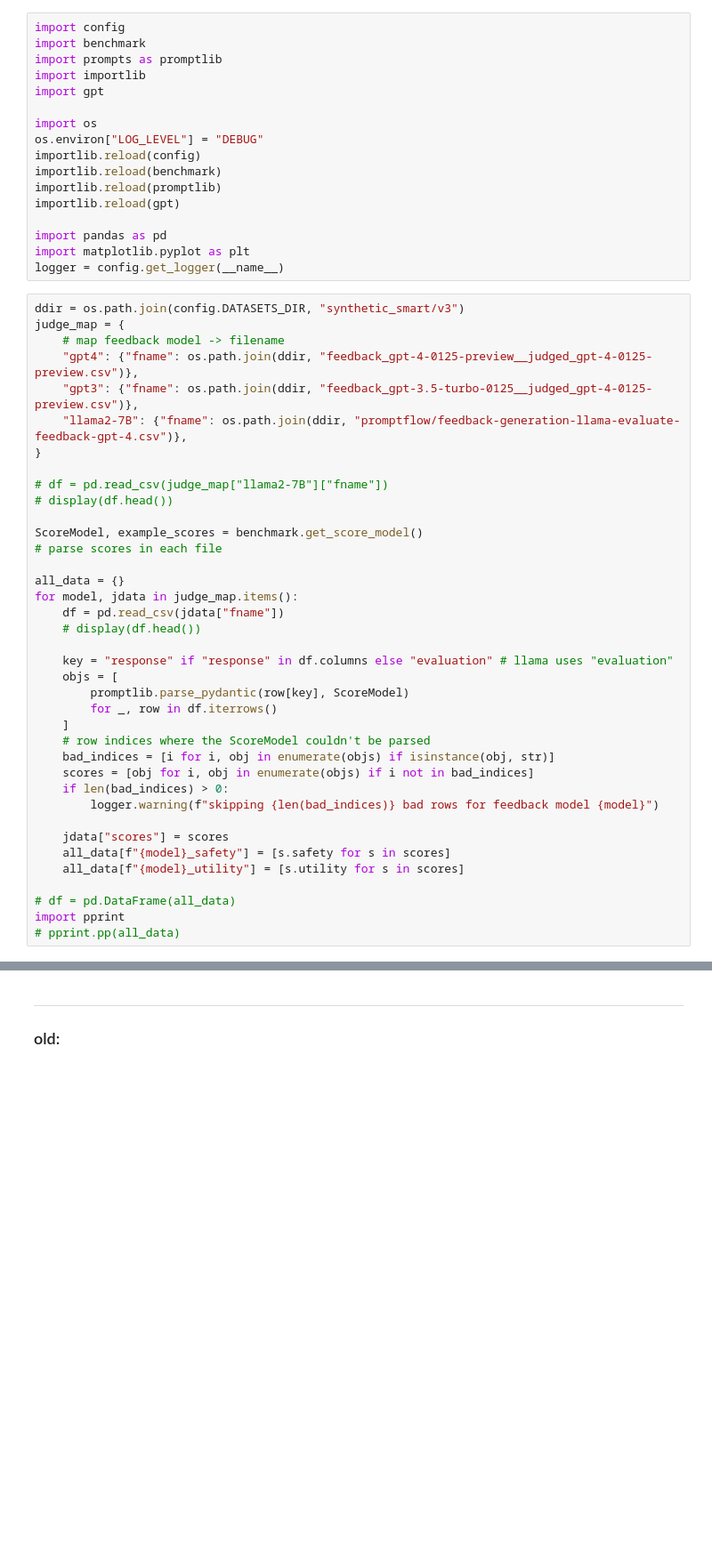
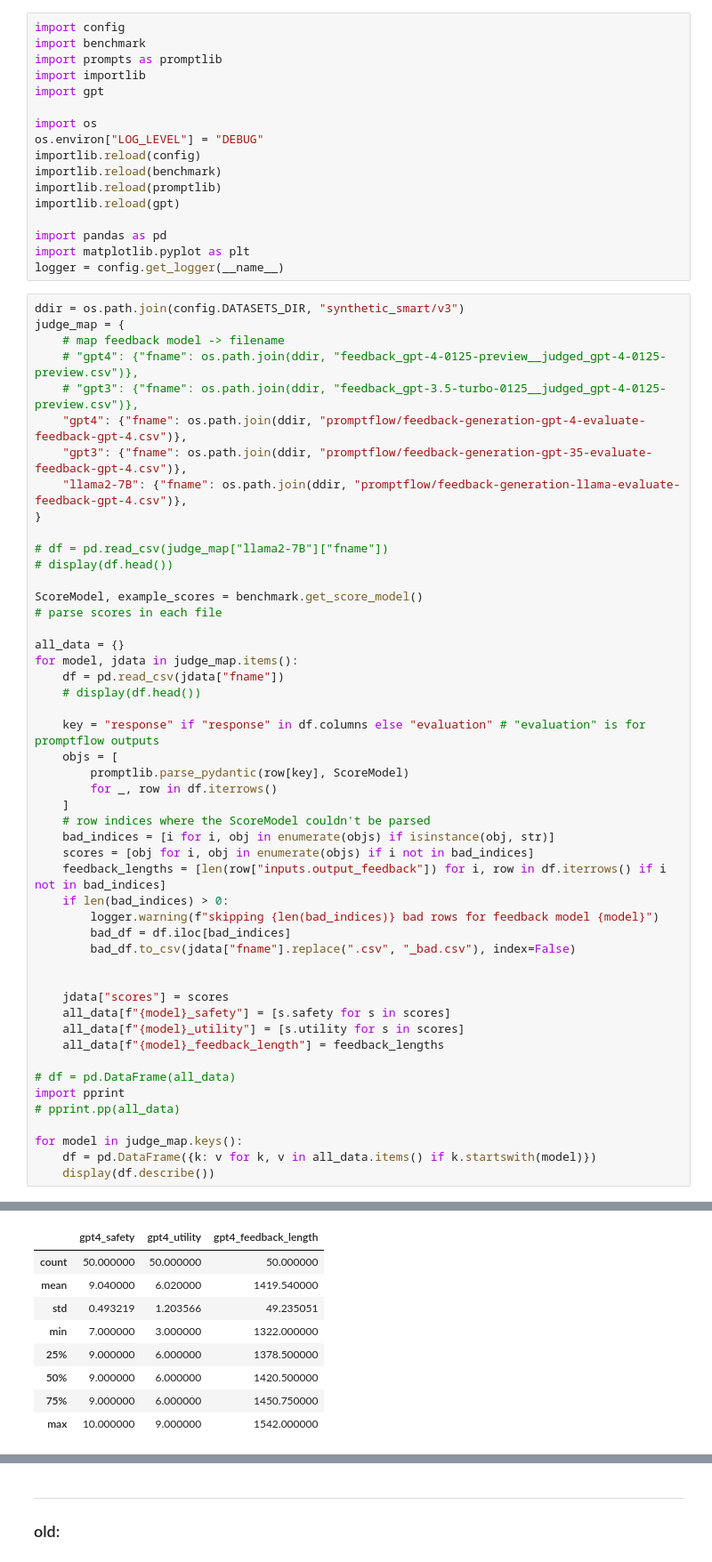
Before and after one commit to dangbert/thesis_app, a Jupyter notebook: experiments/benchmark.ipynb, the cells around one changed output, grey strips where cells are left out. Shown: that part at 89% size. Drawn from its saved outputs; the diff is of its cells as text; blank space fills up the shorter version.

```diff
--- a/experiments/benchmark.ipynb
+++ b/experiments/benchmark.ipynb
@@ -65,8 +65,10 @@ logger = config.get_logger(__name__)
 ddir = os.path.join(config.DATASETS_DIR, "synthetic_smart/v3")
 judge_map = {
     # map feedback model -> filename
-    "gpt4": {"fname": os.path.join(ddir, "feedback_gpt-4-0125-preview__judged_gpt-4-0125-preview.csv")},
-    "gpt3": {"fname": os.path.join(ddir, "feedback_gpt-3.5-turbo-0125__judged_gpt-4-0125-preview.csv")},
+    # "gpt4": {"fname": os.path.join(ddir, "feedback_gpt-4-0125-preview__judged_gpt-4-0125-preview.csv")},
+    # "gpt3": {"fname": os.path.join(ddir, "feedback_gpt-3.5-turbo-0125__judged_gpt-4-0125-preview.csv")},
+    "gpt4": {"fname": os.path.join(ddir, "promptflow/feedback-generation-gpt-4-evaluate-feedback-gpt-4.csv")},
+    "gpt3": {"fname": os.path.join(ddir, "promptflow/feedback-generation-gpt-35-evaluate-feedback-gpt-4.csv")},
     "llama2-7B": {"fname": os.path.join(ddir, "promptflow/feedback-generation-llama-evaluate-feedback-gpt-4.csv")},
 }
 
@@ -81,7 +83,7 @@ for model, jdata in judge_map.items():
     df = pd.read_csv(jdata["fname"])
     # display(df.head())
 
-    key = "response" if "response" in df.columns else "evaluation" # llama uses "evaluation"
+    key = "response" if "response" in df.columns else "evaluation" # "evaluation" is for promptflow outputs
     objs = [
         promptlib.parse_pydantic(row[key], ScoreModel)
         for _, row in df.iterrows()
@@ -89,14 +91,23 @@ for model, jdata in judge_map.items():
     # row indices where the ScoreModel couldn't be parsed
     bad_indices = [i for i, obj in enumerate(objs) if isinstance(obj, str)]
     scores = [obj for i, obj in enumerate(objs) if i not in bad_indices]
+    feedback_lengths = [len(row["inputs.output_feedback"]) for i, row in df.iterrows() if i not in bad_indices]
     if len(bad_indices) > 0:
         logger.warning(f"skipping {len(bad_indices)} bad rows for feedback model {model}")
+        bad_df = df.iloc[bad_indices]
+        bad_df.to_csv(jdata["fname"].replace(".csv", "_bad.csv"), index=False)
+
 
     jdata["scores"] = scores
     all_data[f"{model}_safety"] = [s.safety for s in scores]
     all_data[f"{model}_utility"] = [s.utility for s in scores]
+    all_data[f"{model}_feedback_length"] = feedback_lengths
 
 # df = pd.DataFrame(all_data)
 import pprint
 # pprint.pp(all_data)
+
+for model in judge_map.keys():
+    df = pd.DataFrame({k: v for k, v in all_data.items() if k.startswith(model)})
+    display(df.describe())
 # %% [output]
@@ -105,0 +118,9 @@ import pprint
+|  | gpt4_safety | gpt4_utility | gpt4_feedback_length |
+| count | 50.000000 | 50.000000 | 50.000000 |
+| mean | 9.040000 | 6.020000 | 1419.540000 |
+| std | 0.493219 | 1.203566 | 49.235051 |
+| min | 7.000000 | 3.000000 | 1322.000000 |
+| 25% | 9.000000 | 6.000000 | 1378.500000 |
+| 50% | 9.000000 | 6.000000 | 1420.500000 |
+| 75% | 9.000000 | 6.000000 | 1450.750000 |
+| max | 10.000000 | 9.000000 | 1542.000000 |
```
Also changed, not shown: parts of 2 cells of this notebook, 3 other files.
